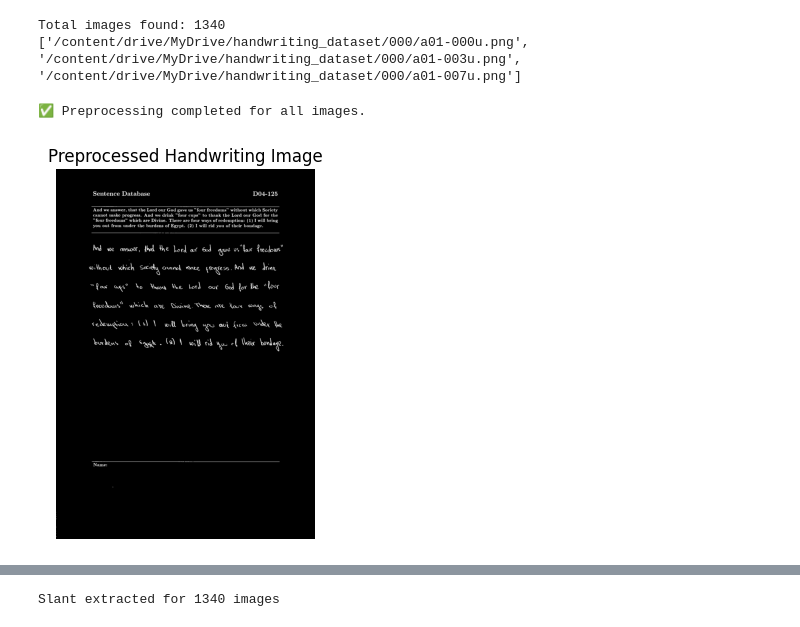
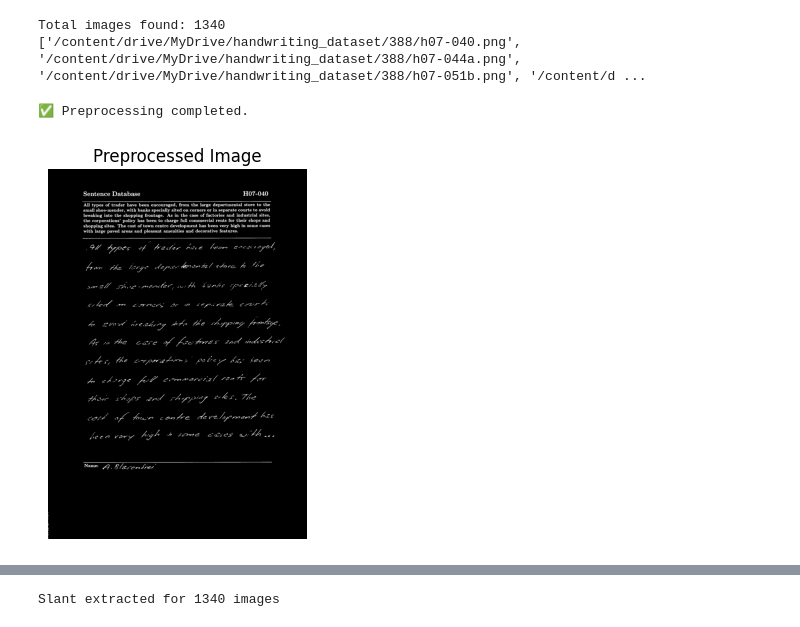
Before and after one commit to DhritiKothari/Handwriting-Analysis, a Jupyter notebook: handwriting_analysis.ipynb, the cells around one changed output, grey strips where cells are left out. Cells and saved outputs as stored; diff of their text form; code cells hidden in the pictures.

```diff
--- a/handwriting_analysis.ipynb
+++ b/handwriting_analysis.ipynb
@@ -47,6 +19,9 @@ else:
+# %%
+DATASET_ROOT = "/content/drive/MyDrive/handwriting_dataset"
+PREPROCESS_DIR = "/content/drive/MyDrive/preprocessed_images"
+
+os.makedirs(PREPROCESS_DIR, exist_ok=True)
 # %%
-DATASET_ROOT = "/content/drive/MyDrive/handwriting_dataset"
-
 all_images = []
 
 for folder in os.listdir(DATASET_ROOT):
@@ -59,58 +34,43 @@ for folder in os.listdir(DATASET_ROOT):
             all_images.append(os.path.join(folder_path, file))
 
 print("Total images found:", len(all_images))
-print(all_images[:3])
+print(all_images[:5])
 # %% [output]
 Total images found: 1340
-['/content/drive/MyDrive/handwriting_dataset/000/a01-000u.png', '/content/drive/MyDrive/handwriting_dataset/000/a01-003u.png', '/content/drive/MyDrive/handwriting_dataset/000/a01-007u.png']
+['/content/drive/MyDrive/handwriting_dataset/388/h07-040.png', '/content/drive/MyDrive/handwriting_dataset/388/h07-044a.png', '/content/drive/MyDrive/handwriting_dataset/388/h07-051b.png', '/content/d ...
 # %%
-import cv2
-import numpy as np
-import os
-
-# Create output folder
-PREPROCESS_DIR = "/content/preprocessed_images"
-os.makedirs(PREPROCESS_DIR, exist_ok=True)
-
 for img_path in all_images:
     img = cv2.imread(img_path)
     if img is None:
         continue
 
-    # Grayscale
     gray = cv2.cvtColor(img, cv2.COLOR_BGR2GRAY)
 
-    # Thresholding
     _, binary = cv2.threshold(
         gray, 0, 255, cv2.THRESH_BINARY_INV + cv2.THRESH_OTSU
     )
 
-    # Noise removal
     kernel = np.ones((3,3), np.uint8)
     cleaned = cv2.morphologyEx(binary, cv2.MORPH_OPEN, kernel)
 
-    # Save with same filename
-    filename = os.path.basename(img_path)
-    save_path = os.path.join(PREPROCESS_DIR, filename)
-    cv2.imwrite(save_path, cleaned)
+    folder = os.path.basename(os.path.dirname(img_path))
+    filename = f"{folder}_{os.path.basename(img_path)}"
 
-print("✅ Preprocessing completed for all images.")
+    cv2.imwrite(os.path.join(PREPROCESS_DIR, filename), cleaned)
+
+print("✅ Preprocessing completed.")
 # %% [output]
-✅ Preprocessing completed for all images.
+✅ Preprocessing completed.
 # %%
-import matplotlib.pyplot as plt
-
 test_img = os.listdir(PREPROCESS_DIR)[0]
-test_path = os.path.join(PREPROCESS_DIR, test_img)
-
-img = cv2.imread(test_path, cv2.IMREAD_GRAYSCALE)
+img = cv2.imread(os.path.join(PREPROCESS_DIR, test_img), cv2.IMREAD_GRAYSCALE)
 
 plt.imshow(img, cmap="gray")
-plt.title("Preprocessed Handwriting Image")
+plt.title("Preprocessed Image")
 plt.axis("off")
 plt.show()
 # %% [output]
-[figure, old version]
+[figure, new version]
 # %%
 import cv2
 import numpy as np
```
Also changed, not shown: parts of 56 cells of this notebook.
